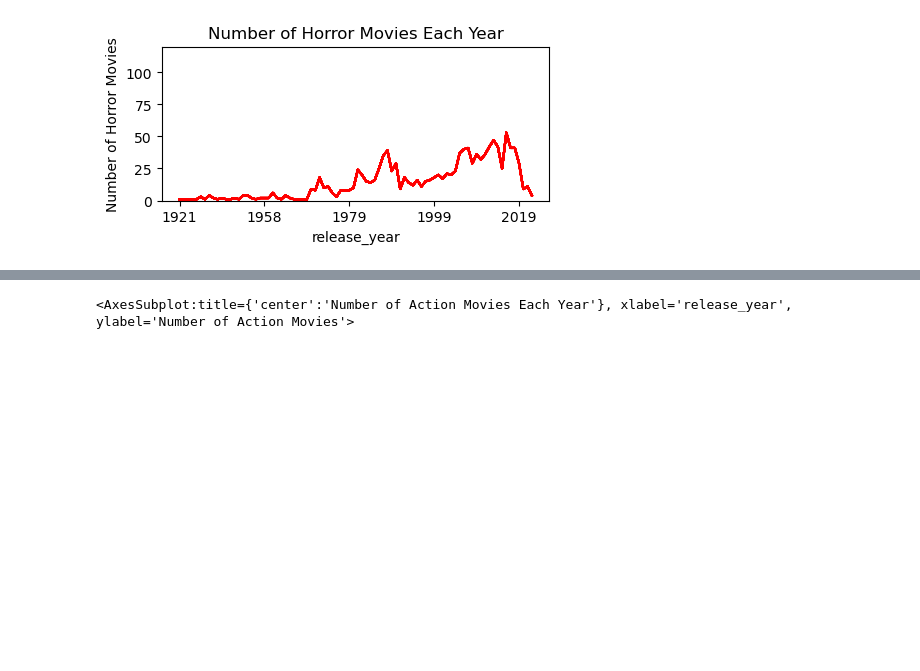
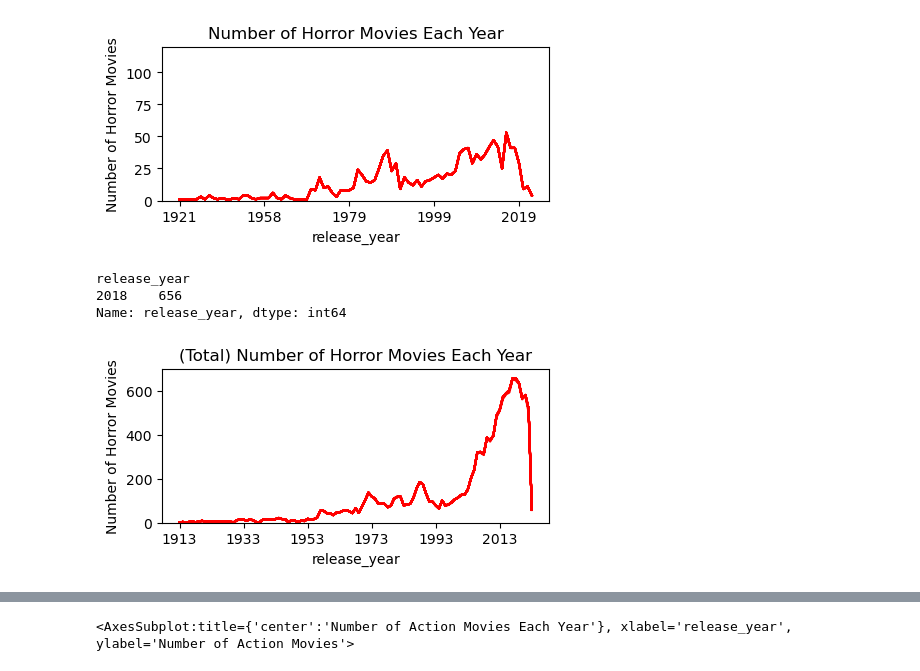
Before and after one commit to Hodgdonc/COS_482_Project, a Jupyter notebook: genre_exploration.ipynb, the cells around one changed output, grey strips where cells are left out. Cells and saved outputs as stored; diff of their text form; code cells hidden in the pictures; blank space fills up the shorter version.

```diff
--- a/genre_exploration.ipynb
+++ b/genre_exploration.ipynb
@@ -224,0 +427,12 @@ action = merged.loc[merged['Action'] == 1].groupby([merged.release_year]).agg('c
+# %%
+#drop rating, length, gross
+
+horror2 = merged2.loc[merged2['Horror'] == 1].groupby([merged2.release_year]).agg('count')
+horror2.plot.line(title='(Total) Number of Horror Movies Each Year', ylabel = "Number of Horror Movies", legend=False, color='red', figsize=(5,2), ylim=(0,700))
+
+horror2[horror2['Horror'] == horror2['Horror'].max()]['release_year']
+# %% [output]
+release_year
+2018    656
+Name: release_year, dtype: int64
+[figure, added]
```
Also changed, not shown: parts of 83 cells of this notebook, 5 other files.
